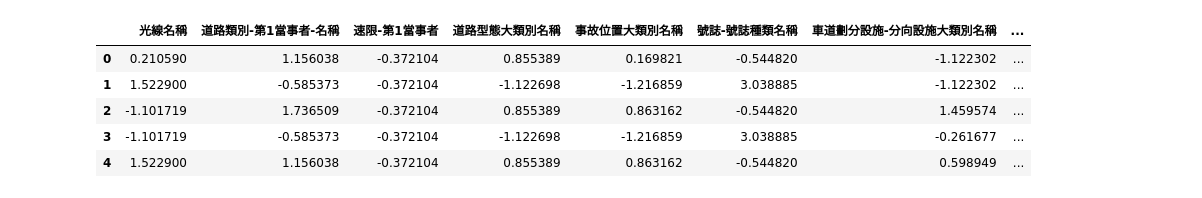
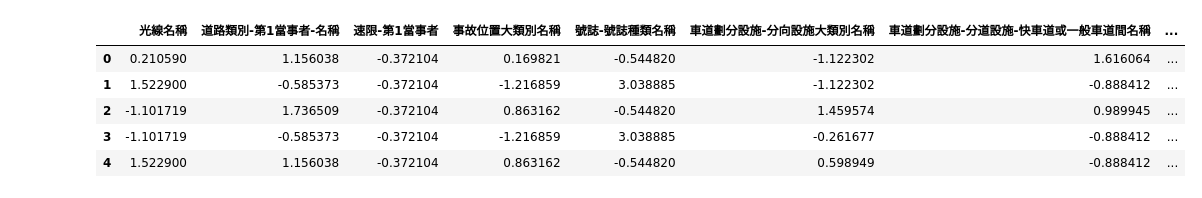
Before and after one commit to kennywang112/TrafficTDApython, a Jupyter notebook: A1_Mapper.ipynb, the cells around one changed output. Saved outputs shown, nothing was run; the diff lists cells and outputs as text; code cells hidden in the pictures.

```diff
--- a/A1_Mapper.ipynb
+++ b/A1_Mapper.ipynb
@@ -30,39 +33,42 @@ def preprocess(input_data, select_lst, sample = 592):
 
     return dist_df, sample_data
 
 # List of columns to select
 select_lst = [
     '光線名稱',
     '道路類別-第1當事者-名稱',
     '速限-第1當事者', #'道路障礙-視距品質名稱', # 和速限共線
-    '道路型態大類別名稱', '事故位置大類別名稱',
+    # '道路型態大類別名稱', # 和事故位置共線
+    '事故位置大類別名稱',
     # '路面狀況-路面鋪裝名稱', '路面狀況-路面缺陷名稱', '道路障礙-障礙物名稱', # 分類幾乎都是無缺陷
     '號誌-號誌種類名稱',
     '車道劃分設施-分向設施大類別名稱', '車道劃分設施-分道設施-快車道或一般車道間名稱',
     '車道劃分設施-分道設施-快慢車道間名稱', '車道劃分設施-分道設施-路面邊線名稱',
     '事故類型及型態大類別名稱',
     '死亡受傷人數',
     '經度', '緯度',
 ]
 
 dist_dfA1 = preprocess(dataA1, select_lst, sample = 592)
 
 rbind_data = pd.concat([dist_dfA1[0]], axis=0, ignore_index=True)
 
 rbind_data.loc[rbind_data['受傷'] > 1, '受傷'] = 2
 rbind_data['速限-第1當事者'] = rbind_data['速限-第1當事者'].apply(lambda x: 1 if x > 60 else 0)
-
+# 顏色處理
+rbind_data['color'] = rbind_data['速限-第1當事者'].astype(str) + rbind_data['事故位置大類別名稱']
+# 標籤
 dist_df = process_data(rbind_data)
 scaler = StandardScaler()
 
 full_dist = pd.DataFrame(scaler.fit_transform(dist_df), columns = dist_df.columns)
-X1 = full_dist.drop(['受傷', '死亡', '經度', '緯度'], axis=1).to_numpy()
+X1 = full_dist.drop(['受傷', '死亡', '經度', '緯度', 'color'], axis=1).to_numpy()
 
 full_dist.head()
 # %% [output]
-|  | 光線名稱 | 道路類別-第1當事者-名稱 | 速限-第1當事者 | 道路型態大類別名稱 | 事故位置大類別名稱 | 號誌-號誌種類名稱 | 車道劃分設施-分向設施大類別名稱 | ... |
-| 0 | 0.210590 | 1.156038 | -0.372104 | 0.855389 | 0.169821 | -0.544820 | -1.122302 | ... |
-| 1 | 1.522900 | -0.585373 | -0.372104 | -1.122698 | -1.216859 | 3.038885 | -1.122302 | ... |
-| 2 | -1.101719 | 1.736509 | -0.372104 | 0.855389 | 0.863162 | -0.544820 | 1.459574 | ... |
-| 3 | -1.101719 | -0.585373 | -0.372104 | -1.122698 | -1.216859 | 3.038885 | -0.261677 | ... |
-| 4 | 1.522900 | 1.156038 | -0.372104 | 0.855389 | 0.863162 | -0.544820 | 0.598949 | ... |
+|  | 光線名稱 | 道路類別-第1當事者-名稱 | 速限-第1當事者 | 事故位置大類別名稱 | 號誌-號誌種類名稱 | 車道劃分設施-分向設施大類別名稱 | 車道劃分設施-分道設施-快車道或一般車道間名稱 | ... |
+| 0 | 0.210590 | 1.156038 | -0.372104 | 0.169821 | -0.544820 | -1.122302 | 1.616064 | ... |
+| 1 | 1.522900 | -0.585373 | -0.372104 | -1.216859 | 3.038885 | -1.122302 | -0.888412 | ... |
+| 2 | -1.101719 | 1.736509 | -0.372104 | 0.863162 | -0.544820 | 1.459574 | 0.989945 | ... |
+| 3 | -1.101719 | -0.585373 | -0.372104 | -1.216859 | 3.038885 | -0.261677 | -0.888412 | ... |
+| 4 | 1.522900 | 1.156038 | -0.372104 | 0.863162 | -0.544820 | 0.598949 | -0.888412 | ... |
```
Also changed, not shown: parts of 11 cells of this notebook, 7 other files.
